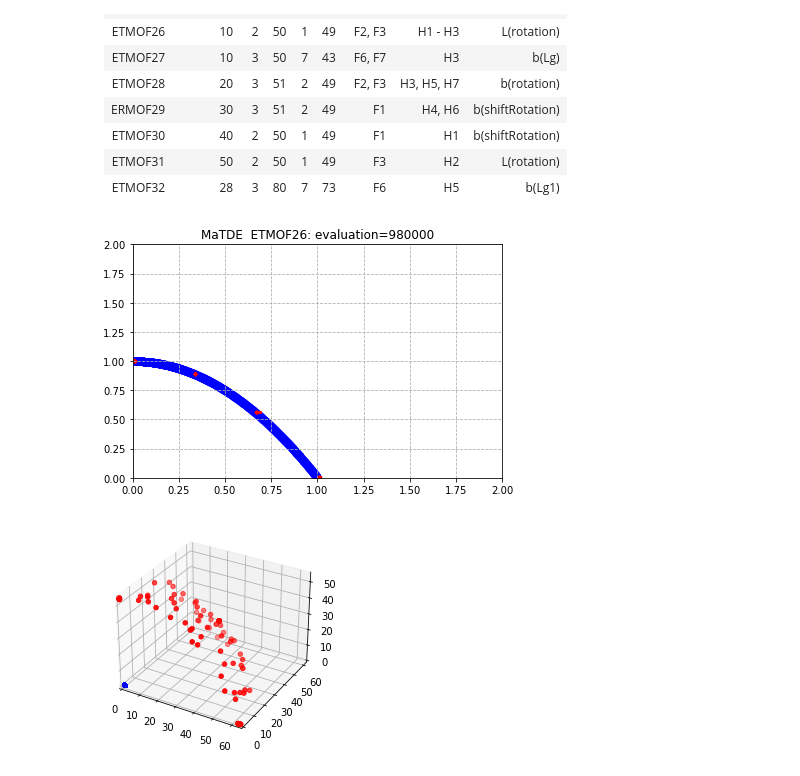
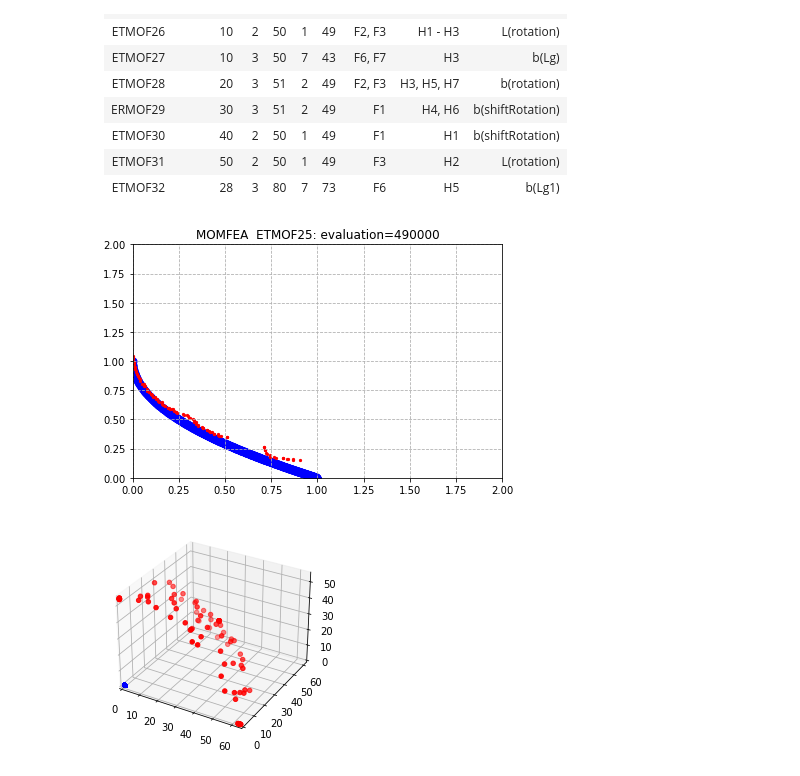
Before and after one commit to BjChacha/CEC2021, a Jupyter notebook: PF.ipynb, the cells around one changed output. Saved outputs shown, nothing was run; the diff lists cells and outputs as text; code cells hidden in the pictures.

```diff
--- a/PF.ipynb
+++ b/PF.ipynb
@@ -190,7 +190,7 @@ def pf_gif(algo_idx, problem_profile, task_no, output=False):
         text_pt = plt.title('')
         plt.grid(ls='--')
 
-    ani = animation.FuncAnimation(fig, update_points, np.arange(1, 50), init_func=init, interval=100, repeat=True)
+    ani = animation.FuncAnimation(fig, update_points, np.arange(1, 50), init_func=init, interval=200, repeat=True)
     if output:
         import os
         folder = 'gifs'
@@ -202,15 +202,20 @@ def pf_gif(algo_idx, problem_profile, task_no, output=False):
 # %%
 # 0: 'MaTDE',
 # 1: 'MOMFEA'
 # 2: 'MOEAD'
 # 3: 'MaOEAC'
 # 4: 'NSGAII'
-for problem in ['ETMOF26']:
-    for algo in [0]:
-        for task in [5]:
-            pf_gif(algo, problemset_profiles[problem], task, True)
+for problem in ['ETMOF25']:
+    for algo in [1]:
+        for task in [1]:
+            if task > problemset_profiles[problem]['TaskNum']:
+                break
+            try:
+                pf_gif(algo, problemset_profiles[problem], task, True)
+            except:
+                print('error')
 # %% [output]
-[figure, old version]
+[figure, new version]
 # %%
 # final PF
 pfs = np.loadtxt(BASE_PATH.format(ALGO, OBJECTIVE, NO_PROBLEM, TASK, VARIABLES, FINAL), dtype=np.float64)
```
